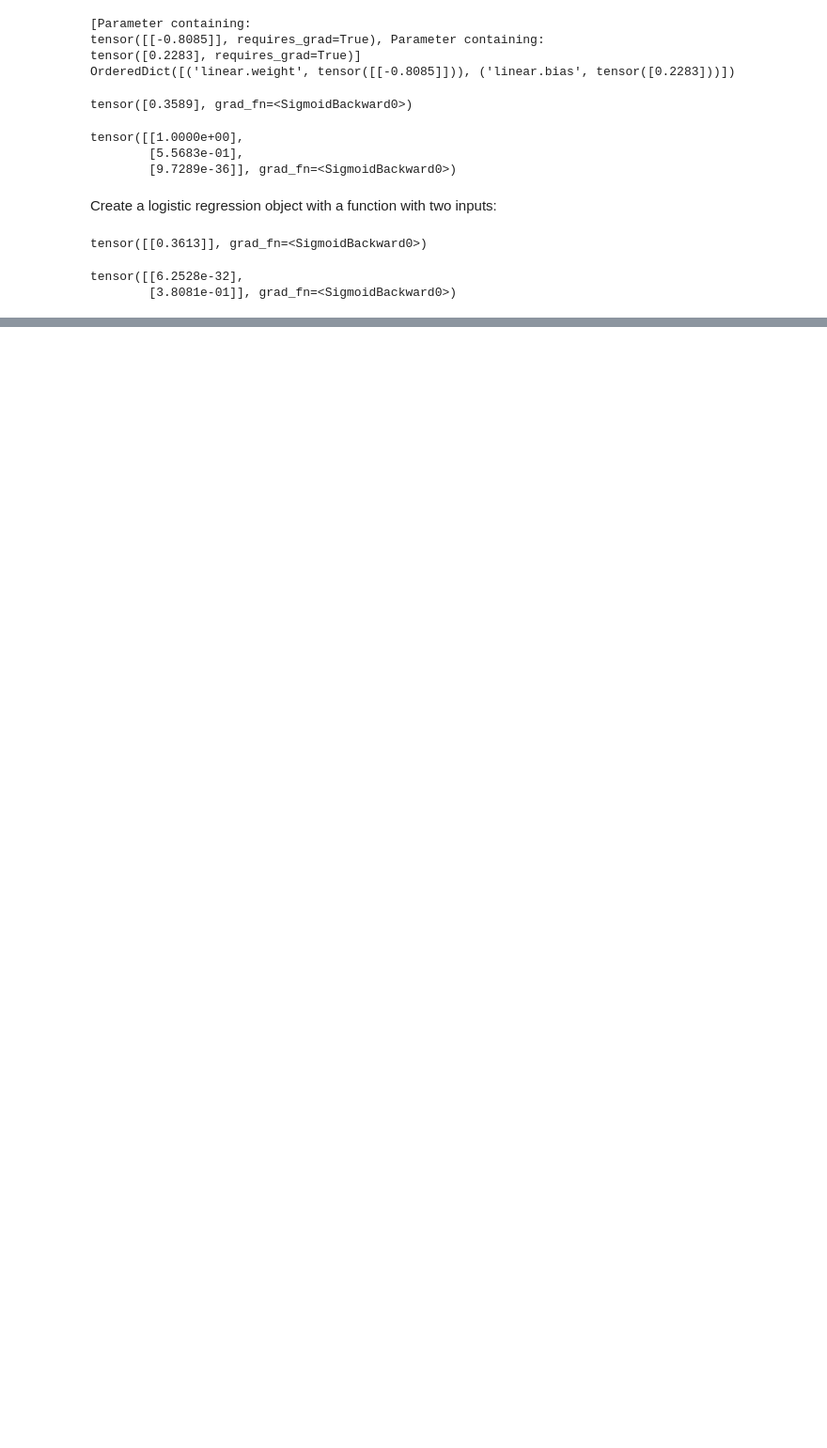
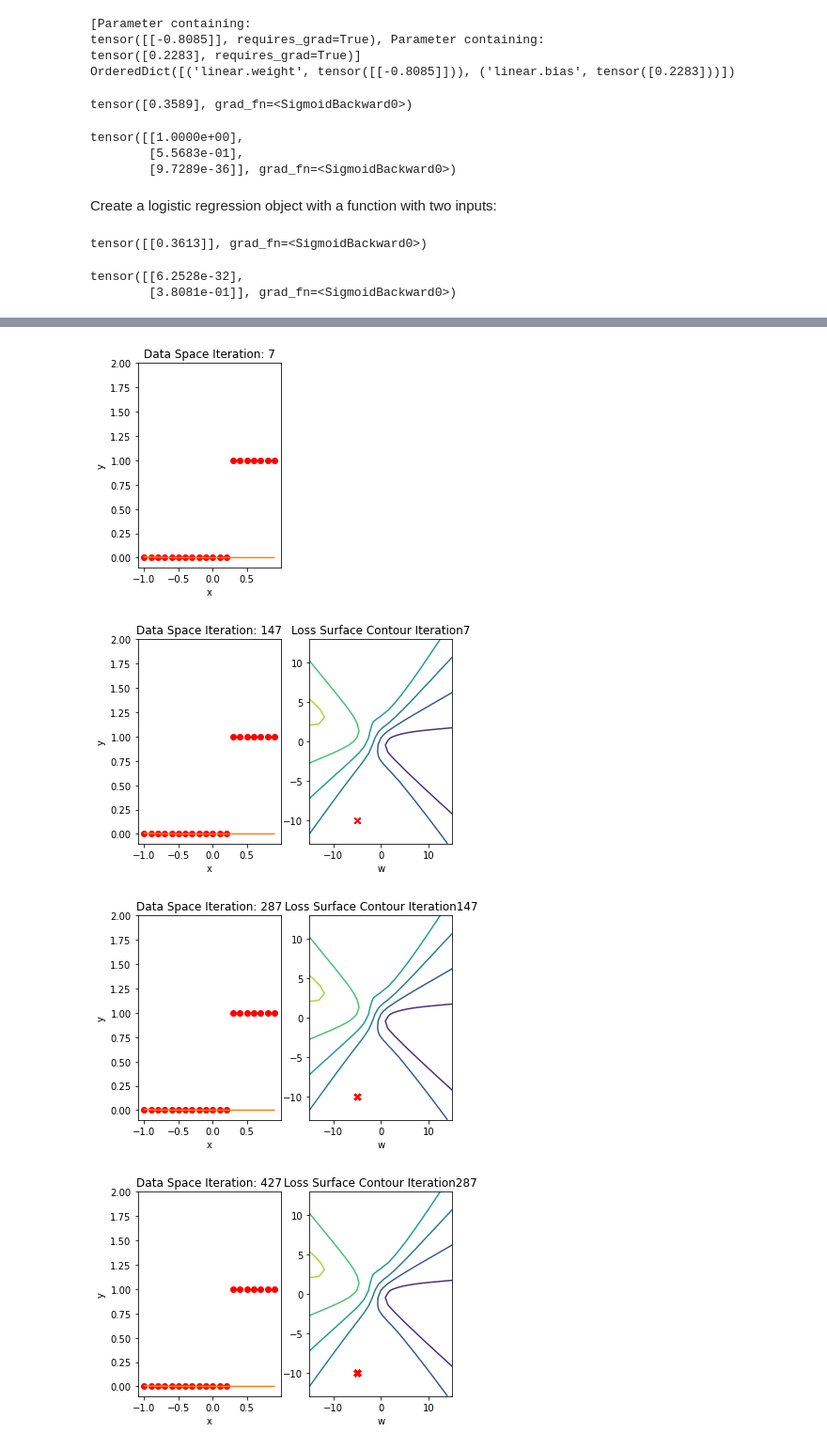
Before and after one commit to antonynickson/PyTorch_For_Machine_Learning_Workbook, a Jupyter notebook: PyTorch_For_Machine_Learning.ipynb, the cells around one changed output, grey strips where cells are left out. Shown at 94% size. Drawn from its saved outputs; the diff is of its cells as text; code cells hidden in the pictures; blank space fills up the shorter version.

```diff
--- a/PyTorch_For_Machine_Learning.ipynb
+++ b/PyTorch_For_Machine_Learning.ipynb
@@ -2663,0 +2798,13 @@ tensor([[6.2528e-32],
+# %%
+class logistic_regression(nn.Module):
+
+  def __init__(self,n_inputs):
+    super(logistic_regression,self).__init__()
+    self.linear = nn.Linear(n_inputs,1)
+
+  def forward(self,x):
+    yhat = torch.sigmoid(self.linear(x))
+    return yhat
+# %%
+#Create a logistic regression result
+model = logistic_regression(1)
@@ -2663,0 +2828,6 @@ tensor([[6.2528e-32],
+# %%
+# Define DataLoader, Cost or Criterion and Optimizer
+
+trainloader = DataLoader(dataset=data_set, batch_size =3)
+criterion_rms = nn.MSELoss()
+optimizer = torch.optim.SGD(model.parameters(),lr=2)
@@ -2663,0 +2836,23 @@ tensor([[6.2528e-32],
+# %%
+ # Train the model
+
+ def train_model(epochs):
+   for epoch in range(epochs):
+     for x,y in trainloader:
+       yhat = model(x)
+       loss = criterion_rms(yhat,y)
+       optimizer.zero_grad()
+       loss.backward()
+       optimizer.step()
+       get_surface.set_para_loss(model, loss.tolist())
+
+     if epoch % 20 == 0:
+      get_surface.plot_ps()
+
+
+train_model(100)
+# %% [output]
+[figure, added]
+[figure, added]
+[figure, added]
+[figure, added]
```
Also changed, not shown: parts of 16 cells of this notebook.
